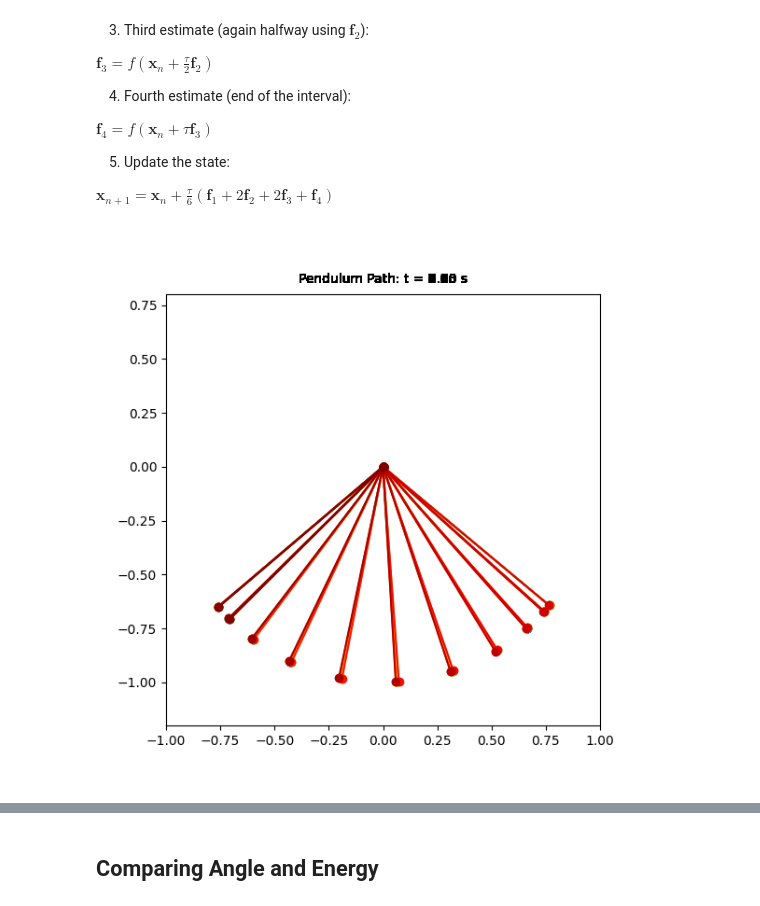
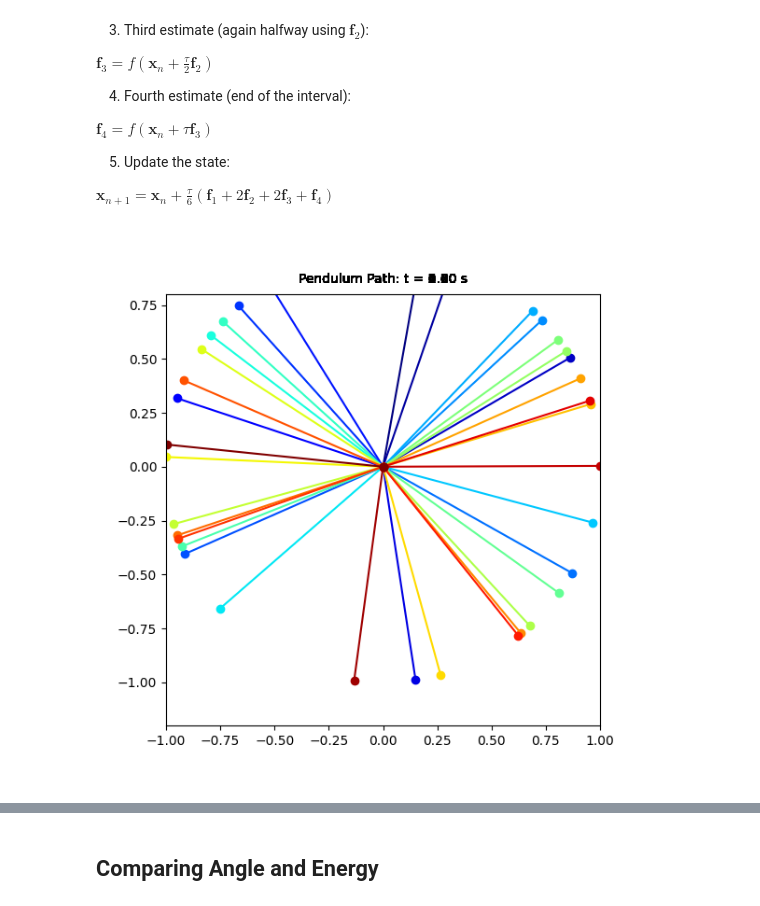
Before and after one commit to shigneedmeds/ComputationalPhysicsPython, a Jupyter notebook: expproblem_and_simplependulum.ipynb, the cells around one changed output, grey strips where cells are left out. Drawn from its saved outputs; the diff is of its cells as text; code cells hidden in the pictures.

```diff
--- a/expproblem_and_simplependulum.ipynb
+++ b/expproblem_and_simplependulum.ipynb
@@ -432,13 +433,13 @@ def rhs_pend(x):
 # %%
 #-------------------------------------------------------------------------------
 # Time grid parameters:
-tau = 0.05  # Time step
-T = 8  # Total integration time
+tau = 0.2 # Time step
+T = 7  # Total integration time
 numSteps = int(np.ceil(T/tau))  # Number of time steps
 
 #-------------------------------------------------------------------------------
 # Initial conditions
-theta1 = 50  # Initial angle in degrees
+theta1 = 170  # Initial angle in degrees
 theta = theta1*np.pi/180
 x = np.array([theta, 0])
 
@@ -502,7 +503,7 @@ $
 $
 # %%
 
-
+thetas = [x[0],]
 #-------------------------------------------------------------------------------
 # Fourth-order Runge-Kutta integration
 for n in range(numSteps):
@@ -513,6 +514,7 @@ for n in range(numSteps):
     f3 = rhs_pend(x + 0.5*tau*f2)
     f4 = rhs_pend(x + tau*f3)
     x = x + tau*(f1 + 2*f2 + 2*f3 + f4)/6
+    thetas.append(x[0])
 
     # Update the pendulum position:
     # Co-ordinates of the pendulum bar
@@ -522,31 +524,31 @@ for n in range(numSteps):
 
 #-------------------------------------------------------------------------------
 # Plot the results as an animation
 
 #%matplotlib widget
 # This enables interactive mode; uncomment and run the following line to go back to static:
 # %matplotlib inline
 
 # Set up figure
 fig, ax = plt.subplots(figsize=(6, 6))
 
 ax.set_xlim([-1, 1])
 ax.set_ylim([-1.2, 0.8])
 
 # Plot pendulum paths with rainbow colors
 artists = []
 colors = plt.cm.jet(np.linspace(0, 1, numSteps))
 
 for i in range(numSteps):
 
     plot,  = ax.plot(xPendArray[i], yPendArray[i], 'o-', color=colors[i]) # Plot pendulum positions
 
     title = ax.text(0, 0.85, f'Pendulum Path: t = {time[i]:.2f} s', ha='center')
 
     artists.append([plot, title])
 
 ani = animation.ArtistAnimation(fig=fig, artists=artists, interval=80, repeat=False)
 plt.show()
 # Change interval value to speed up or slow down animation
 # %% [output]
-[figure, old version]
+[figure, new version]
```
Also changed, not shown: parts of 3 cells of this notebook.
